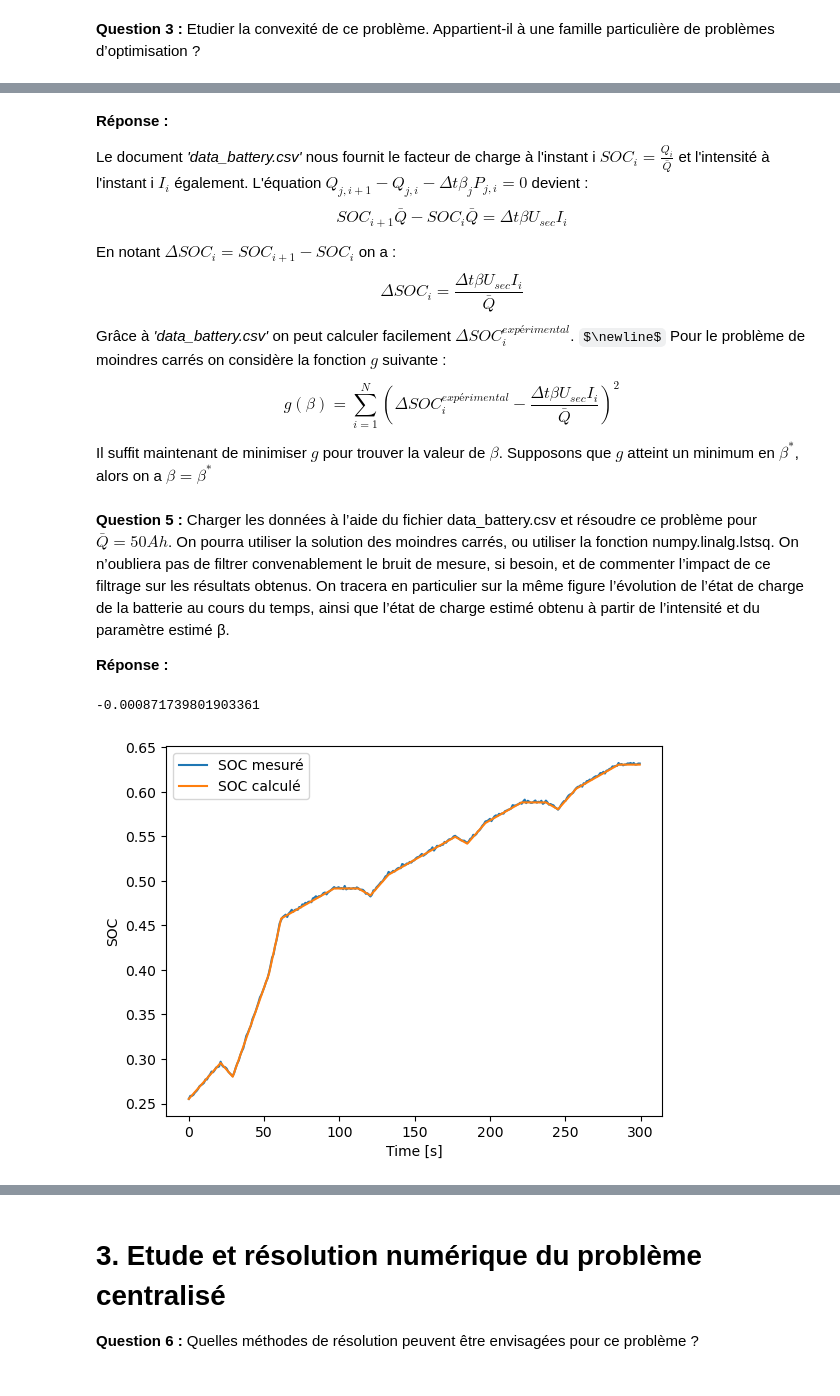
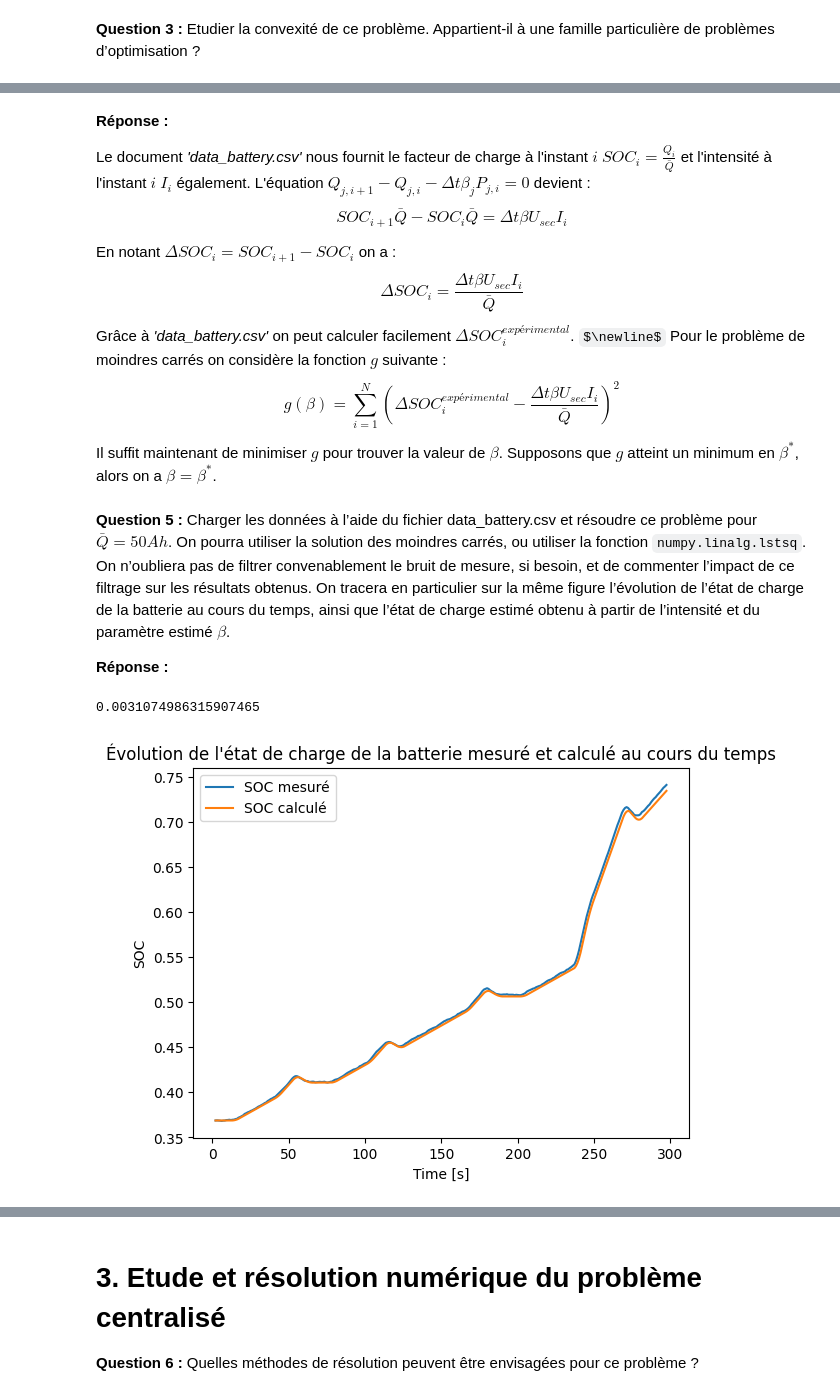
Before and after one commit to noamguillou/Projet-optimisation-groupe-4, a Jupyter notebook: milles_bornes.ipynb, the cells around one changed output, grey strips where cells are left out. Drawn from its saved outputs; the diff is of its cells as text; code cells hidden in the pictures; some formulas as TeX source.

Commit message:
Fin Q5 (\beta positif, conversions & filtrage)

```diff
--- a/milles_bornes.ipynb
+++ b/milles_bornes.ipynb
@@ -55,7 +57,7 @@ Formuler le problème de moindres carrés correspondant à l’identification de
 # %% [markdown]
 **Réponse :**
 
-Le document _'data_battery.csv'_ nous fournit le facteur de charge à l'instant i $SOC_{i}= \frac{Q_{i}}{\bar{Q}}$ et l'intensité à l'instant i  $I_{i}$ également. L'équation  $Q_{j, i+1} - Q_{j, i} - \Delta t\beta_{j} P_{j, i}= 0$ devient :
+Le document _'data_battery.csv'_ nous fournit le facteur de charge à l'instant $i$ $SOC_{i}= \displaystyle \frac{Q_{i}}{\bar{Q}}$ et l'intensité à l'instant $i$ $I_{i}$ également. L'équation  $Q_{j, i+1} - Q_{j, i} - \Delta t\beta_{j} P_{j, i}= 0$ devient :
 $$ SOC_{i+1}\bar{Q}-SOC_{i}\bar{Q} = \Delta t\beta U_{sec}I_{i}$$
 
 En notant $\Delta SOC_{i} =SOC_{i+1}-SOC_{i}$ on a :
@@ -67,14 +69,14 @@ Pour le problème de moindres carrés on considère la fonction $g$ suivante :
 $$g(\beta) = \sum\limits_{i=1}^{N} (\Delta SOC_{i}^{expérimental} - \frac{\Delta t\beta U_{sec}I_{i}}{\bar{Q}})^2$$
 
 
-Il suffit maintenant de minimiser $g$ pour trouver la valeur de $\beta$. Supposons que $g$ atteint un minimum en $\beta^*$, alors on a $\beta = \beta^*$
+Il suffit maintenant de minimiser $g$ pour trouver la valeur de $\beta$. Supposons que $g$ atteint un minimum en $\beta^*$, alors on a $\beta = \beta^*$.
 # %% [markdown]
 **Question 5 :** Charger les données à l’aide du fichier data_battery.csv et résoudre ce problème pour $\bar{Q} = 50Ah$.
-On pourra utiliser la solution des moindres carrés, ou utiliser la fonction numpy.linalg.lstsq. On
+On pourra utiliser la solution des moindres carrés, ou utiliser la fonction `numpy.linalg.lstsq`. On
 n’oubliera pas de filtrer convenablement le bruit de mesure, si besoin, et de commenter l’impact de ce
 filtrage sur les résultats obtenus. On tracera en particulier sur la même figure l’évolution de l’état de
 charge de la batterie au cours du temps, ainsi que l’état de charge estimé obtenu à partir de l’intensité
-et du paramètre estimé β.
+et du paramètre estimé $\beta$.
 
 **Réponse :**
 # %%
@@ -84,39 +86,41 @@ import casadi as ca
 import numpy as np
 import scipy as sp
 
-df = pd.read_csv('data_battery.csv')
-# Il y a une erreur dans le csv : les batteries se déchargent au lieu de se charger. Il faut inverser les données pour que ça marche.
-df['SOC [%]'] = df['SOC [%]'].values[::-1]
-df['I [kA]'] = df['I [kA]'].values[::-1]
+df_importe = pd.read_csv('data_battery.csv')
+df = df_importe.rolling(window=5).mean().dropna()
+# Il y a une contradiction dans le fichier csv : les batteries se déchargent au lieu de se charger. On remplace donc SOC par 1 - SOC et I par -I pour simuler une charge.
+SOC = (1 - df['SOC [%]']).values
+I = (- df['I [kA]'] * 1000).values
 
 Q_barre = 50
-d_t = 1
+d_t = 1 / 3600
 U = 230
 
 # On définit la fonction à minimiser
 def g(beta):
     S = 0
     for i in range(len(df)-1):
-        S += ((df['SOC [%]'][i+1] - df['SOC [%]'][i])-(d_t*beta*U*df['I [kA]'][i])/(Q_barre))**2
+        S += ((SOC[i+1] - SOC[i])-(d_t*beta*U*I[i])/(Q_barre))**2
     return S
 # On utilise la fonction minimize_scalar de scipy pour trouver le minimum de g
 beta = sp.optimize.minimize_scalar(g).x
 print(beta)
 # %% [output]
--0.000871739801903361
+0.0031074986315907465
 # %%
-SOC_calcule = [df['SOC [%]'].iloc[0]]
+SOC_calcule = [SOC[0]]
 for i in range(len(df) - 1):
-    delta_Q = (d_t * beta * U * df['I [kA]'].iloc[i]) / Q_barre
+    delta_Q = (d_t * beta * U * I[i]) / Q_barre
     nouveau_soc = SOC_calcule[-1] + delta_Q
     SOC_calcule.append(nouveau_soc)
 
 
-plt.plot(df['Time [s]'], df['SOC [%]'], label='SOC mesuré')
+plt.plot(df['Time [s]'], list(SOC), label='SOC mesuré')
 plt.plot(df['Time [s]'], SOC_calcule, label='SOC calculé')
 plt.xlabel('Time [s]')
 plt.ylabel('SOC')
 plt.legend()
+plt.title('Évolution de l\'état de charge de la batterie mesuré et calculé au cours du temps')
 plt.show()
 # %% [output]
-[figure, old version]
+[figure, new version]
```
Also changed, not shown: parts of 7 cells of this notebook.
